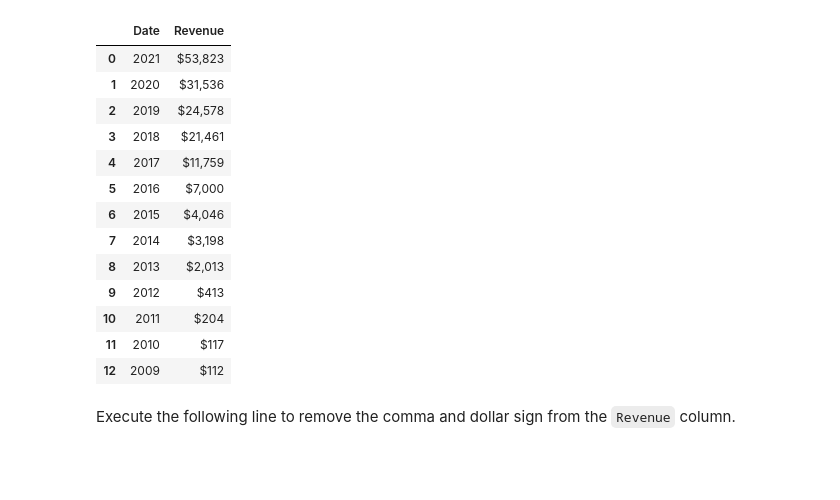
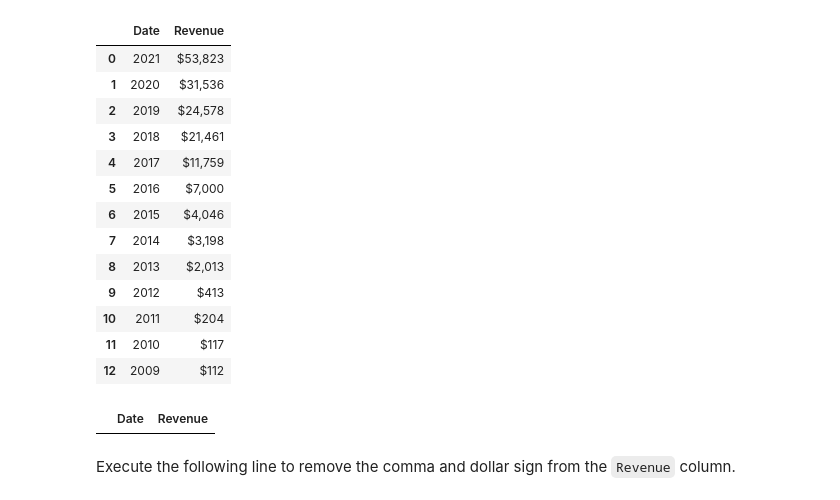
Before and after one commit to EIDSTER/coursera, a Jupyter notebook: Final Assignment.ipynb, the cells around one changed output. Cells and saved outputs as stored; diff of their text form; code cells hidden in the pictures; blank space fills up the shorter version.

```diff
--- a/Final Assignment.ipynb
+++ b/Final Assignment.ipynb
@@ -132,9 +130,10 @@ html_data
 # %% [markdown]
 Parse the html data using `beautiful_soup`.
 # %%
-from bs4 import BeautifulSoup
 
-soup = BeautifulSoup(html_data, 'html.parser')
+# soup = BeautifulSoup(html_data, 'html.parser')
+soup = BeautifulSoup(html_data, 'html5lib')
 
-soup.find('table').find_all('td')
+soup.find_all('table')
+# soup
 # %% [output]
@@ -206,6 +205,28 @@ tesla_revenue
 | 10 | 2011 | $204 |
 | 11 | 2010 | $117 |
 | 12 | 2009 | $112 |
+# %%
+tesla_revenue = pd.DataFrame(columns=['Date', 'Revenue'])
+
+for table in soup.find_all('table'):
+
+    if ('Tesla Revenue' in table.find('th').text):
+        rows = table.find_all('tr')
+
+        for row in rows:
+            col = row.find_all('td')
+
+            if col != []:
+                date = col[0].text
+                revenue = col[1].text.replace(',','').replace('$','')
+                row_df = pd.DataFrame({"Date":[date], "Revenue":[revenue]})
+
+                # tesla_revenue = tesla_revenue.append({"Date":date, "Revenue":revenue}, ignore_index=True)
+                tesla_revenue = pd.concat( [tesla_revenue, row_df ], ignore_index=True)
+
+tesla_revenue
+# %% [output]
+|  | Date | Revenue |
 # %% [markdown]
 Execute the following line to remove the comma and dollar sign from the `Revenue` column.
 # %%
```
Also changed, not shown: parts of 2 cells of this notebook.
